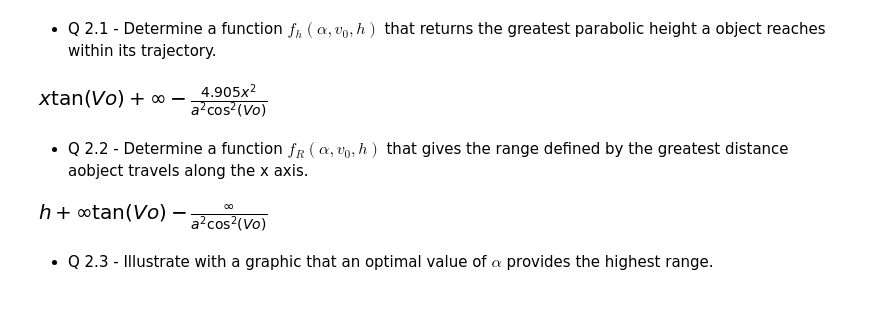
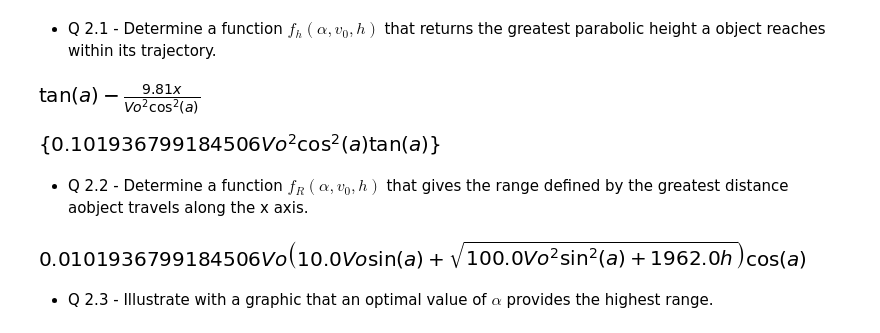
Before and after one commit to Tostaky71/CAD1-sympy, a Jupyter notebook: lab3.ipynb, the cells around one changed output. Saved outputs shown, nothing was run; the diff lists cells and outputs as text; code cells hidden in the pictures; blank space fills up the shorter version.

```diff
--- a/lab3.ipynb
+++ b/lab3.ipynb
@@ -64,22 +55,24 @@ p.show()
 ## 2. Trajectory analysis
 # %% [markdown]
 * Q 2.1 - Determine a function $f_h(\alpha, v_0 , h)$ that returns the greatest parabolic height a object reaches within its trajectory.
-# %%
-def fh(x,a,Vo,h):
-    return (-1/2)*g*((x**2)/(Vo**2*(cos(a))**2)) + x*tan(a) + h
-
-fh(x,Vo,a,float('inf'))
-# %% [output]
-[figure, removed]
+# %%
+z.diff(x)
+# %% [output]
+[figure, added]
+# %%
+z_h = solveset(z.diff(x), x)
+z_h
+# %% [output]
+[figure, added]
 # %% [markdown]
 * Q 2.2 - Determine a function $f_R(\alpha, v_0, h)$ that gives the range defined by the greatest distance aobject travels
 along the x axis.
-# %%
-def fr(x,a,Vo,h):
-    return (-1/2)*g*((x**2)/(Vo**2*(cos(a))**2)) + x*tan(a) + h
-
-fr(float('inf'),Vo,a,h)
-# %% [output]
-[figure, removed]
+# %%
+s = solve(z, x, domain=S.Reals)
+s
+z_R = s[1]
+z_R
+# %% [output]
+[figure, added]
 # %% [markdown]
 * Q 2.3 - Illustrate with a graphic that an optimal value of $\alpha$ provides the highest range.
```
Also changed, not shown: parts of 12 cells of this notebook, 2 other files.
